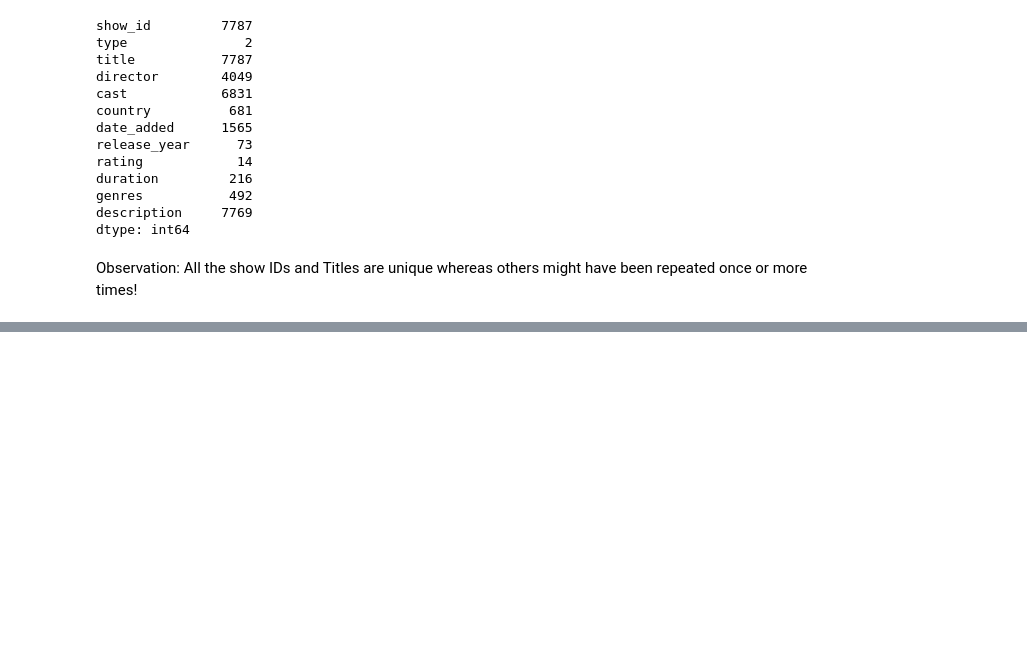
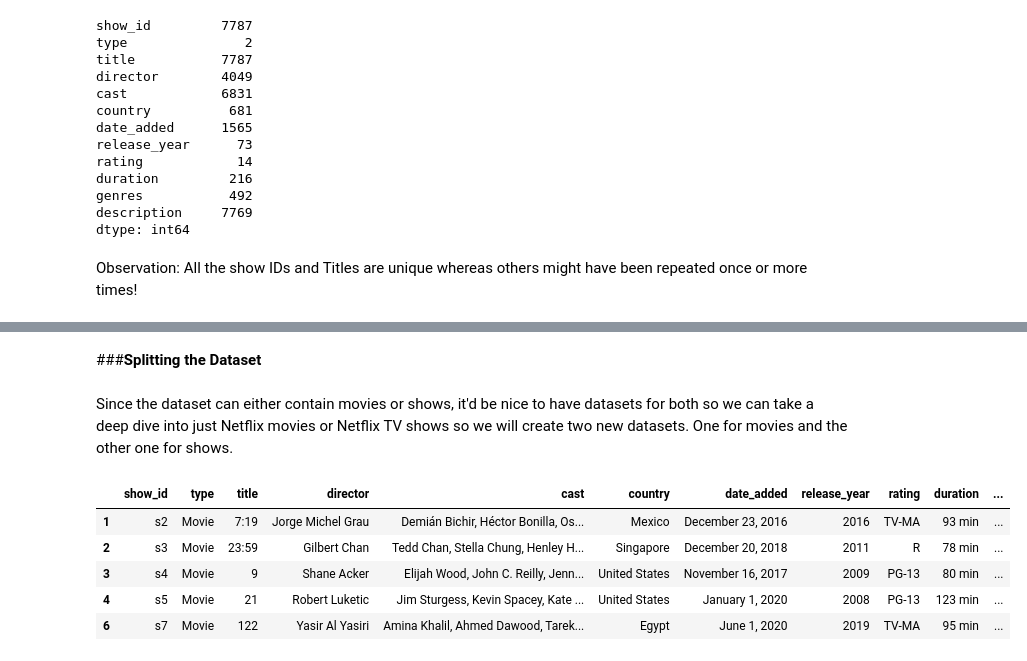
Before and after one commit to Harisha-AlmaBetter/NETFLIX-MOVIES-AND-TV-SHOWS-CLUSTERING, a Jupyter notebook: NETFLIX_MOVIES_AND_TV_SHOWS_CLUSTERING.ipynb, the cells around one changed output, grey strips where cells are left out. Drawn from its saved outputs; the diff is of its cells as text; code cells hidden in the pictures; blank space fills up the shorter version.

```diff
--- a/NETFLIX_MOVIES_AND_TV_SHOWS_CLUSTERING.ipynb
+++ b/NETFLIX_MOVIES_AND_TV_SHOWS_CLUSTERING.ipynb
@@ -365,0 +275,5 @@ array([2020, 2016, 2011, 2009, 2008, 2019, 1997, 2017, 2018, 2014, 2015,
+# %%
+nf['director'].fillna('No Director', inplace=True)
+nf['cast'].fillna('No Cast', inplace=True)
+nf['country'].fillna('Country Unavailable', inplace=True)
+nf.dropna(subset=['date_added','rating'],inplace=True)
@@ -365,0 +300,14 @@ array([2020, 2016, 2011, 2009, 2008, 2019, 1997, 2017, 2018, 2014, 2015,
+# %% [markdown]
+###<B>Splitting the Dataset
+# %% [markdown]
+Since the dataset can either contain movies or shows, it'd be nice to have datasets for both so we can take a deep dive into just Netflix movies or Netflix TV shows so we will create two new datasets. One for movies and the other one for shows.
+# %%
+nf_movies = nf[nf['type']=='Movie'].copy()
+nf_movies.head()
+# %% [output]
+|  | show_id | type | title | director | cast | country | date_added | release_year | rating | duration | ... |
+| 1 | s2 | Movie | 7:19 | Jorge Michel Grau | Demián Bichir, Héctor Bonilla, Os... | Mexico | December 23, 2016 | 2016 | TV-MA | 93 min | ... |
+| 2 | s3 | Movie | 23:59 | Gilbert Chan | Tedd Chan, Stella Chung, Henley H... | Singapore | December 20, 2018 | 2011 | R | 78 min | ... |
+| 3 | s4 | Movie | 9 | Shane Acker | Elijah Wood, John C. Reilly, Jenn... | United States | November 16, 2017 | 2009 | PG-13 | 80 min | ... |
+| 4 | s5 | Movie | 21 | Robert Luketic | Jim Sturgess, Kevin Spacey, Kate ... | United States | January 1, 2020 | 2008 | PG-13 | 123 min | ... |
+| 6 | s7 | Movie | 122 | Yasir Al Yasiri | Amina Khalil, Ahmed Dawood, Tarek... | Egypt | June 1, 2020 | 2019 | TV-MA | 95 min | ... |
```
Also changed, not shown: parts of 39 cells of this notebook.
